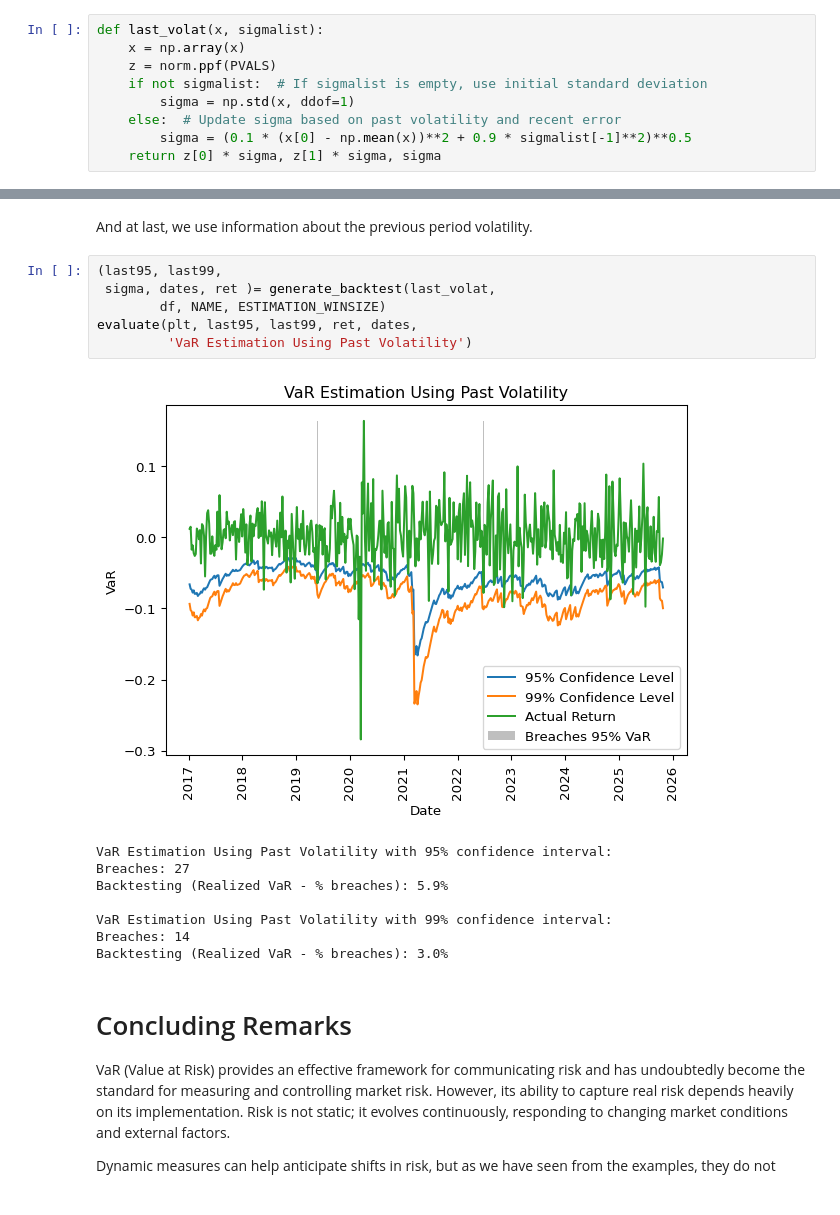
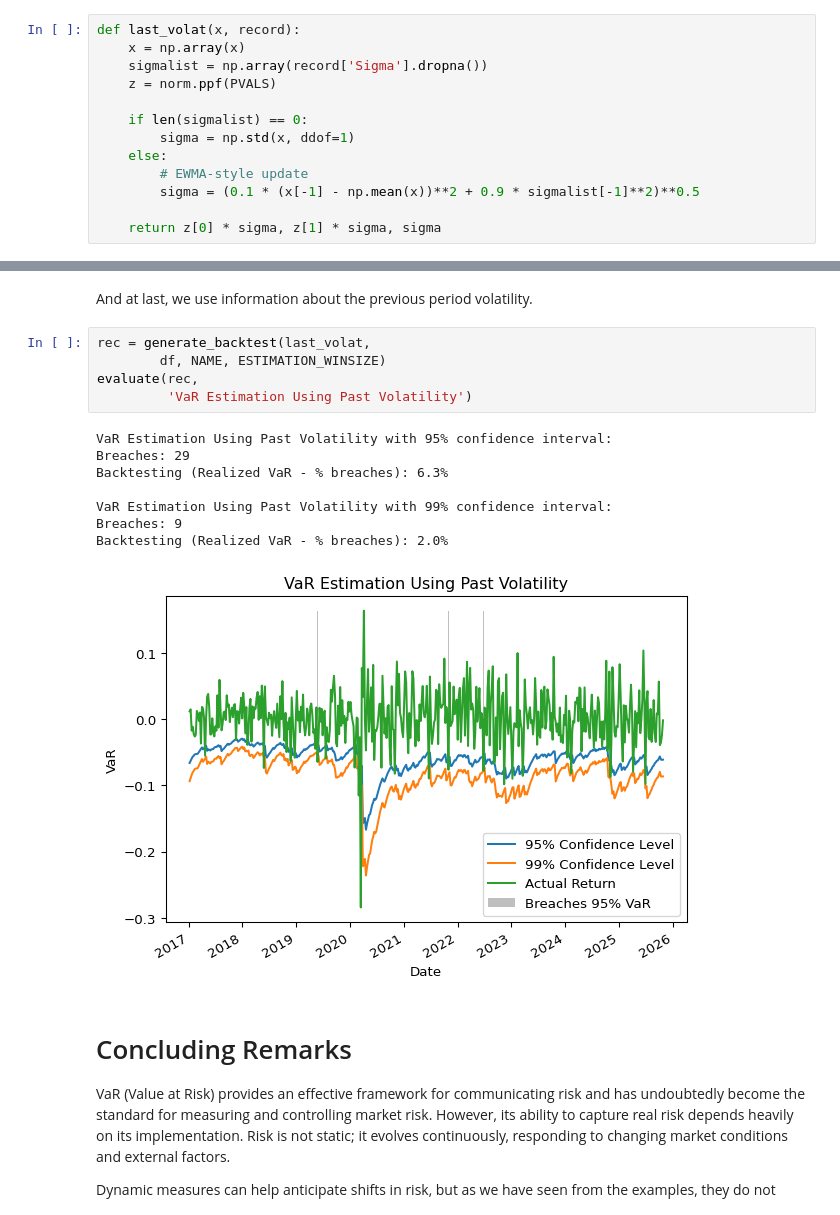
Before and after one commit to uit-sok-3011-h25/uit-sok-3011-h25.github.io, a Jupyter notebook: finans/5-lecture_VaR.ipynb, the cells around one changed output, grey strips where cells are left out. Cells and saved outputs as stored; diff of their text form.

```diff
--- a/finans/5-lecture_VaR.ipynb
+++ b/finans/5-lecture_VaR.ipynb
@@ -224,13 +223,17 @@ calculate VaR for each confidence interval. This type of
 volatility-based VaR estimation is required for financial firms under EU
 regulations (Banking Supervision 1996).
 # %%
-def last_volat(x, sigmalist):
+def last_volat(x, record):
     x = np.array(x)
+    sigmalist = np.array(record['Sigma'].dropna())
     z = norm.ppf(PVALS)
-    if not sigmalist:  # If sigmalist is empty, use initial standard deviation
+
+    if len(sigmalist) == 0:
         sigma = np.std(x, ddof=1)
-    else:  # Update sigma based on past volatility and recent error
-        sigma = (0.1 * (x[0] - np.mean(x))**2 + 0.9 * sigmalist[-1]**2)**0.5
+    else:
+        # EWMA-style update
+        sigma = (0.1 * (x[-1] - np.mean(x))**2 + 0.9 * sigmalist[-1]**2)**0.5
+
     return z[0] * sigma, z[1] * sigma, sigma
 # %% [markdown]
 These methods offer varied approaches to calculating VaR, each with
@@ -282,20 +283,19 @@ Backtesting (Realized VaR - % breaches): 2.8%
 # %% [markdown]
 And at last, we use information about the previous period volatility.
 # %%
-(last95, last99,
- sigma, dates, ret )= generate_backtest(last_volat,
+rec = generate_backtest(last_volat,
         df, NAME, ESTIMATION_WINSIZE)
-evaluate(plt, last95, last99, ret, dates,
+evaluate(rec,
          'VaR Estimation Using Past Volatility')
 # %% [output]
+VaR Estimation Using Past Volatility with 95% confidence interval:
+Breaches: 29
+Backtesting (Realized VaR - % breaches): 6.3%
+
+VaR Estimation Using Past Volatility with 99% confidence interval:
+Breaches: 9
+Backtesting (Realized VaR - % breaches): 2.0%
-[figure, old version]
+[figure, new version]
-VaR Estimation Using Past Volatility with 95% confidence interval:
-Breaches: 27
-Backtesting (Realized VaR - % breaches): 5.9%
-
-VaR Estimation Using Past Volatility with 99% confidence interval:
-Breaches: 14
-Backtesting (Realized VaR - % breaches): 3.0%
 # %% [markdown]
 # Concluding Remarks
 
```
Also changed, not shown: parts of 7 cells of this notebook, 5 other files.
